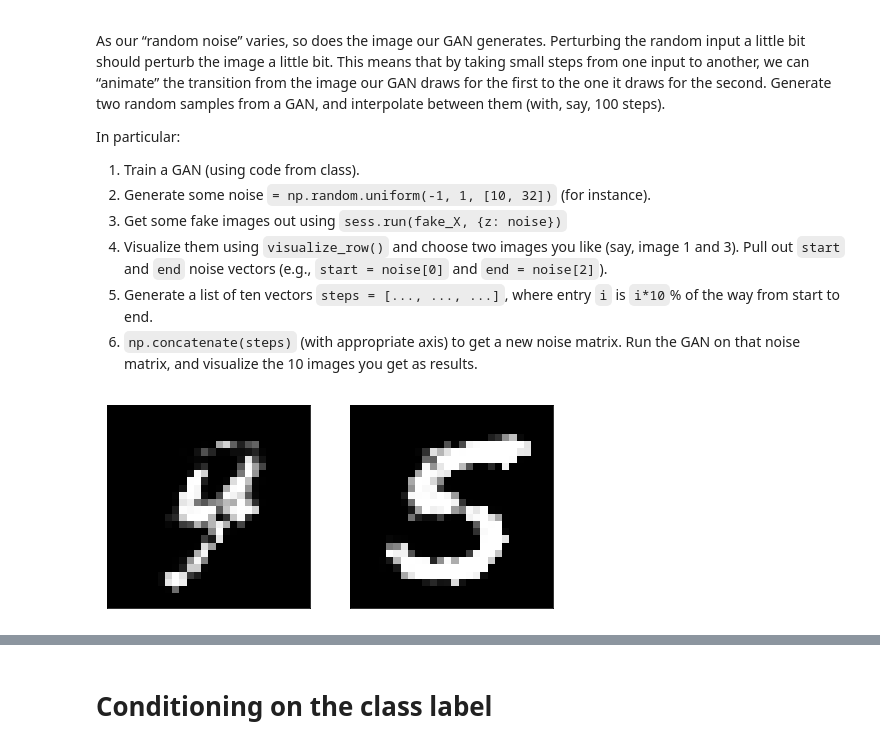
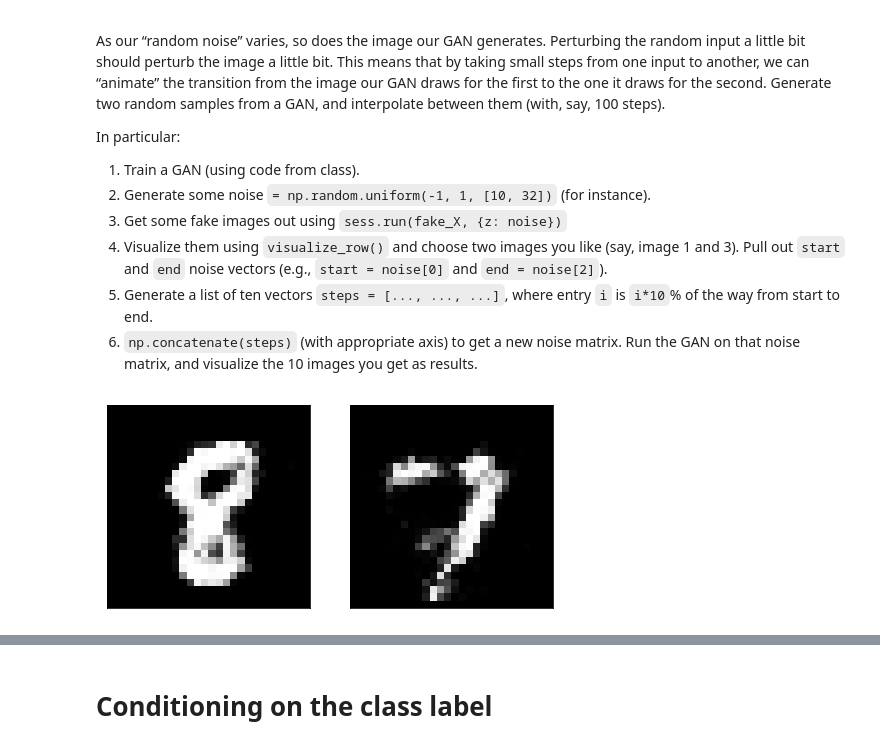
Before and after one commit to mepland/duke_fuqua_ml_summer_school_2018, a Jupyter notebook: hws/Matthew_Epland-04D_GAN_Assignment.ipynb, the cells around one changed output, grey strips where cells are left out. Saved outputs shown, nothing was run; the diff lists cells and outputs as text; code cells hidden in the pictures.

```diff
--- a/hws/Matthew_Epland-04D_GAN_Assignment.ipynb
+++ b/hws/Matthew_Epland-04D_GAN_Assignment.ipynb
@@ -176,14 +177,14 @@ In particular:
 5. Generate a list of ten vectors `steps = [..., ..., ...]`, where entry `i` is `i*10`% of the way from start to end.
 6. `np.concatenate(steps)` (with appropriate axis) to get a new noise matrix. Run the GAN on that noise matrix, and visualize the 10 images you get as results.
 # %%
-np.random.seed(12) # for reproducibility, picked for good example images
+np.random.seed(3) # for reproducibility, picked for good example images
 noise = np.random.uniform(-1, 1, [10, z_dimension])
+fake_data = sess.run(fake_X, feed_dict={z: noise})
+# visualize_row(fake_data)
+start_n = 3
+stop_n = 4
+visualize_row(fake_data[start_n:stop_n+1])
+# %% [output]
+[figure, added]
-# %%
-fake_data = sess.run(fake_X, feed_dict={z: noise})
-# visualize_row(fake_data)
-start_n = 0
-visualize_row(fake_data[start_n:start_n+2])
-# %% [output]
-[figure, removed]
 # %%
 start = noise[start_n]
```
Also changed, not shown: parts of 7 cells of this notebook, 2 other files.
